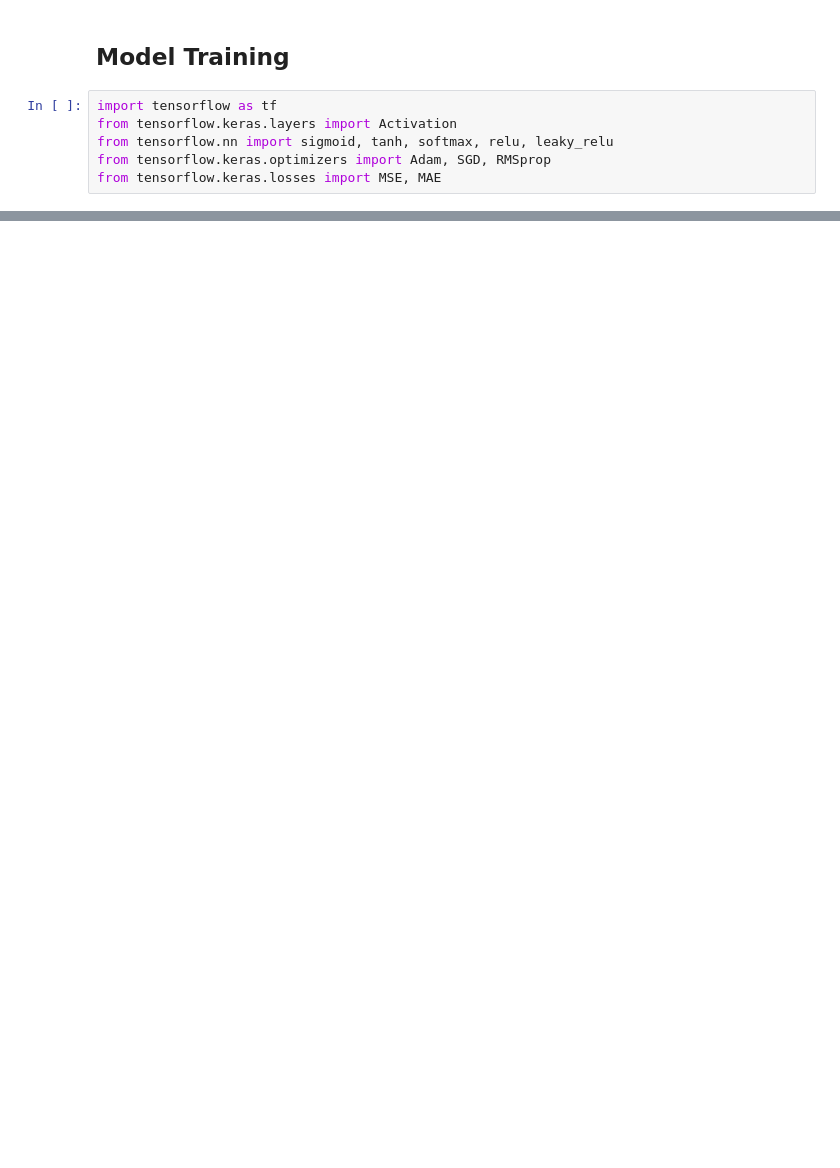
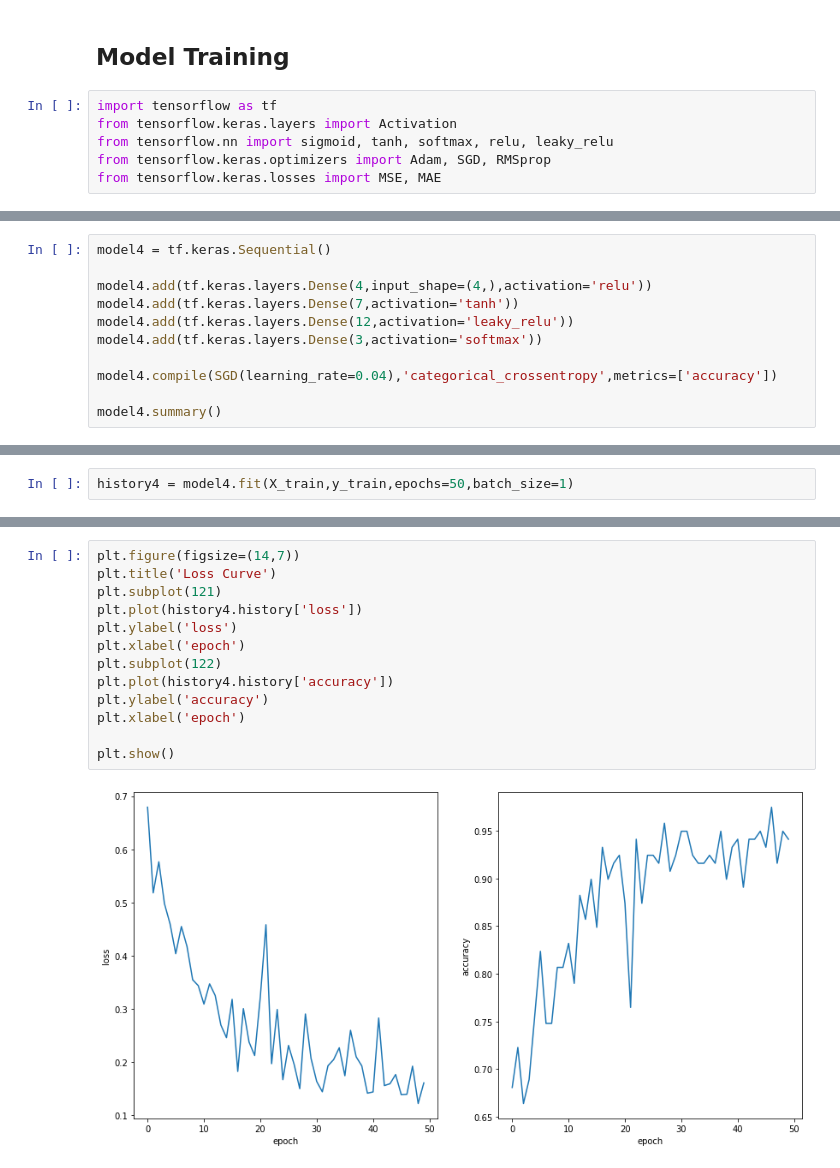
Before and after one commit to Nikkuchan/AIDA1_Wagler, a Jupyter notebook: 58026_LabNo1_Wagler.ipynb, the cells around one changed output, grey strips where cells are left out. Drawn from its saved outputs; the diff is of its cells as text; blank space fills up the shorter version.

```diff
--- a/58026_LabNo1_Wagler.ipynb
+++ b/58026_LabNo1_Wagler.ipynb
@@ -197,0 +237,11 @@ history2 = model2.fit(X_train,y_train,epochs=50, batch_size=1)
+# %%
+model4 = tf.keras.Sequential()
+
+model4.add(tf.keras.layers.Dense(4,input_shape=(4,),activation='relu'))
+model4.add(tf.keras.layers.Dense(7,activation='tanh'))
+model4.add(tf.keras.layers.Dense(12,activation='leaky_relu'))
+model4.add(tf.keras.layers.Dense(3,activation='softmax'))
+
+model4.compile(SGD(learning_rate=0.04),'categorical_crossentropy',metrics=['accuracy'])
+
+model4.summary()
@@ -197,0 +266,2 @@ history2 = model2.fit(X_train,y_train,epochs=50, batch_size=1)
+# %%
+history4 = model4.fit(X_train,y_train,epochs=50,batch_size=1)
@@ -216,0 +570,15 @@ plot_boundary(model2, X_train, y_train)
+# %%
+plt.figure(figsize=(14,7))
+plt.title('Loss Curve')
+plt.subplot(121)
+plt.plot(history4.history['loss'])
+plt.ylabel('loss')
+plt.xlabel('epoch')
+plt.subplot(122)
+plt.plot(history4.history['accuracy'])
+plt.ylabel('accuracy')
+plt.xlabel('epoch')
+
+plt.show()
+# %% [output]
+[figure, added]
```
Also changed, not shown: parts of 33 cells of this notebook.
